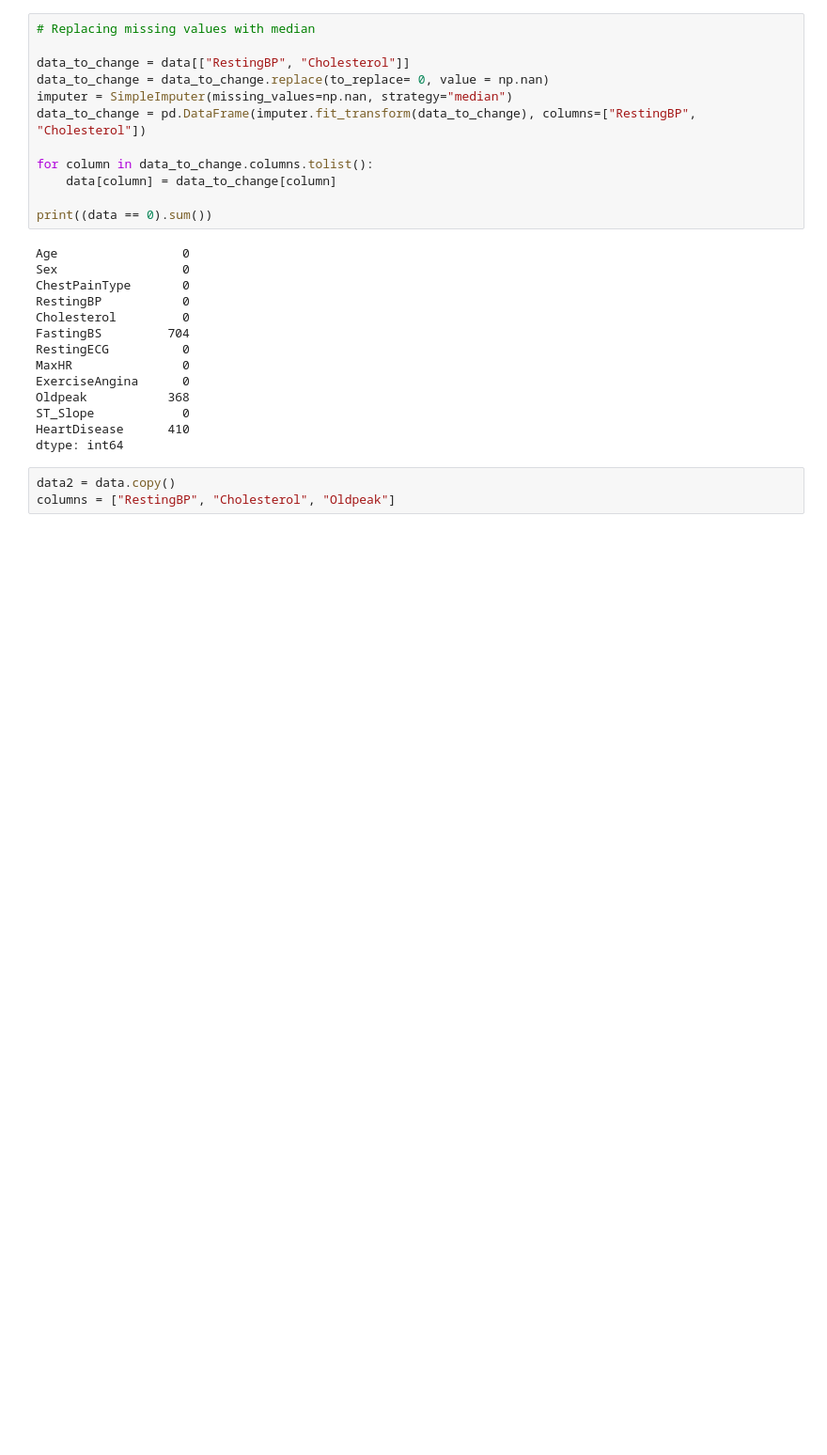
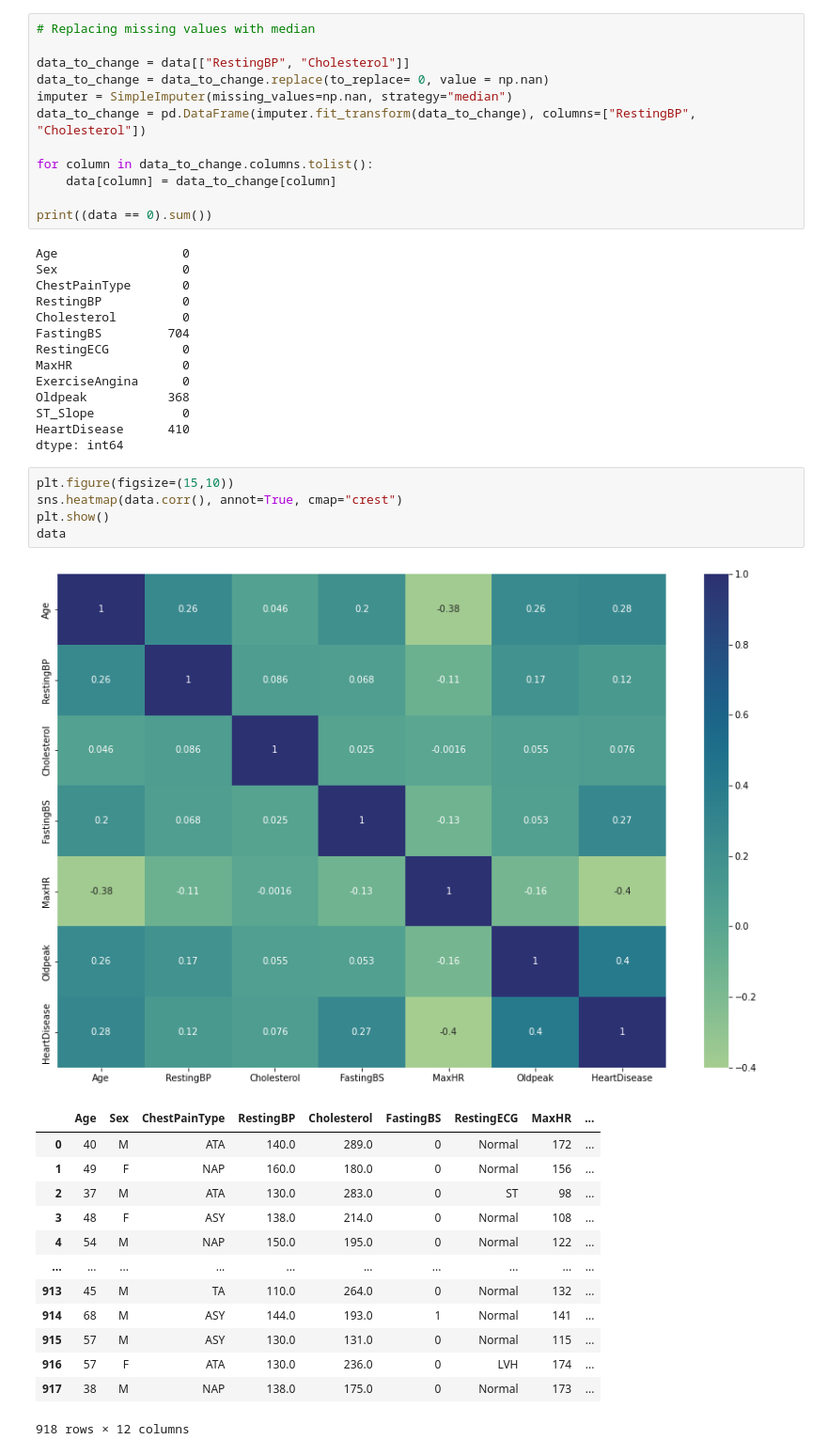
Before and after one commit to amirhossein-haerian/HAPS, a Jupyter notebook: IoT_Project.ipynb, the cells around one changed output. Shown: that part at 94% size. Saved outputs shown, nothing was run; the diff lists cells and outputs as text; blank space fills up the shorter version.

```diff
--- a/IoT_Project.ipynb
+++ b/IoT_Project.ipynb
@@ -151,6 +153,23 @@ Oldpeak           368
 ST_Slope            0
 HeartDisease      410
 dtype: int64
-# %%
-data2 = data.copy()
-columns = ["RestingBP", "Cholesterol", "Oldpeak"]
+# %%
+plt.figure(figsize=(15,10))
+sns.heatmap(data.corr(), annot=True, cmap="crest")
+plt.show()
+data
+# %% [output]
+[figure, added]
+|  | Age | Sex | ChestPainType | RestingBP | Cholesterol | FastingBS | RestingECG | MaxHR | ... |
+| 0 | 40 | M | ATA | 140.0 | 289.0 | 0 | Normal | 172 | ... |
+| 1 | 49 | F | NAP | 160.0 | 180.0 | 0 | Normal | 156 | ... |
+| 2 | 37 | M | ATA | 130.0 | 283.0 | 0 | ST | 98 | ... |
+| 3 | 48 | F | ASY | 138.0 | 214.0 | 0 | Normal | 108 | ... |
+| 4 | 54 | M | NAP | 150.0 | 195.0 | 0 | Normal | 122 | ... |
+| ... | ... | ... | ... | ... | ... | ... | ... | ... | ... |
+| 913 | 45 | M | TA | 110.0 | 264.0 | 0 | Normal | 132 | ... |
+| 914 | 68 | M | ASY | 144.0 | 193.0 | 1 | Normal | 141 | ... |
+| 915 | 57 | M | ASY | 130.0 | 131.0 | 0 | Normal | 115 | ... |
+| 916 | 57 | F | ATA | 130.0 | 236.0 | 0 | LVH | 174 | ... |
+| 917 | 38 | M | NAP | 138.0 | 175.0 | 0 | Normal | 173 | ... |
+918 rows × 12 columns
```
Also changed, not shown: parts of 2 cells of this notebook.
